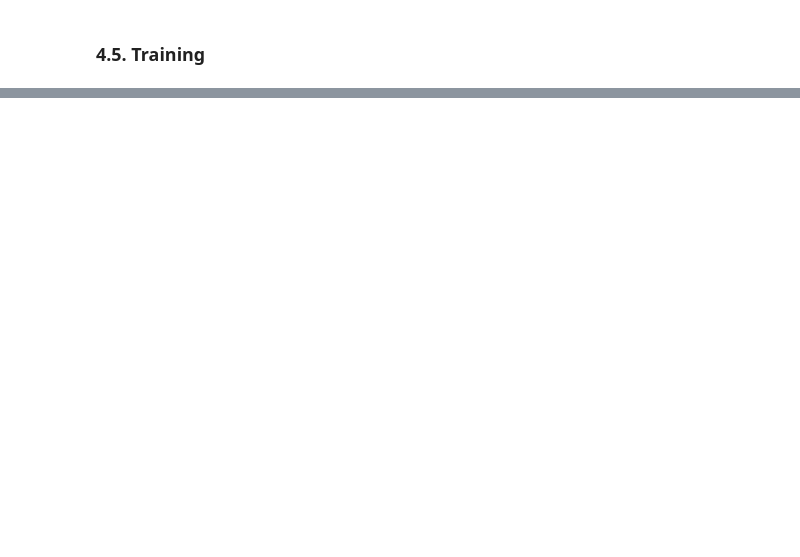
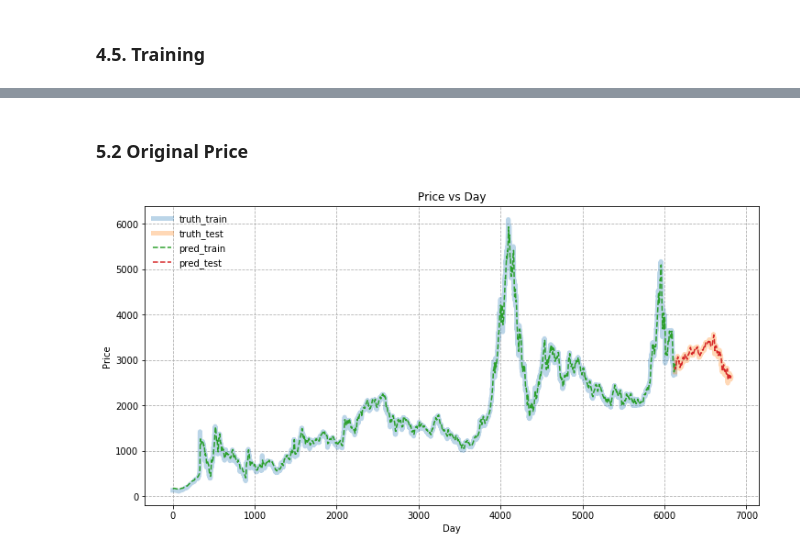
Before and after one commit to jaydu1/TensorFlow-Tutorial, a Jupyter notebook: 14 LSTM on Stock Prediction/14 LSTM on Stock Prediction - en (Eager Execution).ipynb, the cells around one changed output, grey strips where cells are left out. Drawn from its saved outputs; the diff is of its cells as text; code cells hidden in the pictures; blank space fills up the shorter version.

```diff
--- a/14 LSTM on Stock Prediction/14 LSTM on Stock Prediction - en (Eager Execution).ipynb
+++ b/14 LSTM on Stock Prediction/14 LSTM on Stock Prediction - en (Eager Execution).ipynb
@@ -252,31 +242,9 @@ plotSamples(np.concatenate((y_train,y_test)), y_pred*10)
-# %%
-model = Model(HIDDEN_SIZE, OUTPUT_SIZE)
-
-# Training loop
-for epoch in range(NUM_EPOCH):
-    # initializing the hidden state at the start of every epoch
-    # initally hidden is None
-    hidden = model.reset_states()
-
-    for (batch, (x, y)) in enumerate(NormalizedTrainDataset):
-        with tf.GradientTape() as tape:
-            # feeding the hidden state back into the model
-            # This is the interesting step
-            y_pred = model(x)
-            loss = Loss(y_pred, y)
-
-        grads = tape.gradient(loss, model.variables)
-        optimizer.apply_gradients(zip(grads, model.variables))
-
-        if batch % 50 == 0:
-            print ('Epoch {:2d} - Batch {:5d} Loss {:.4f}'.format(epoch+1,
-                                                          batch,
-                                                          loss))
-    print ('Epoch {:2d} Loss {:.4f}'.format(epoch+1, loss))
-
-    # Testing at the end of every epoch
-    y_pred = model(normalized_x_test)
-    cost = Loss(y_pred, normalized_y_test)
-    print('Test Cost: ', np.mean(cost))
-
-plotSamples(normalized_y_test, y_pred)
+# %% [markdown]
+### 5.2 Original Price
+# %%
+y_train = y_train * (np.max(seq)-np.min(seq)) + np.min(seq)
+y_test = y_test * (np.max(seq)-np.min(seq)) + np.min(seq)
+y_pred = y_pred * (np.max(seq)-np.min(seq)) + np.min(seq)
+plotSamples(y_train,y_test, y_pred[:len(y_train)], y_pred[len(y_train):], 'Price')
+# %% [output]
+[figure, added]
```
Also changed, not shown: parts of 11 cells of this notebook.
